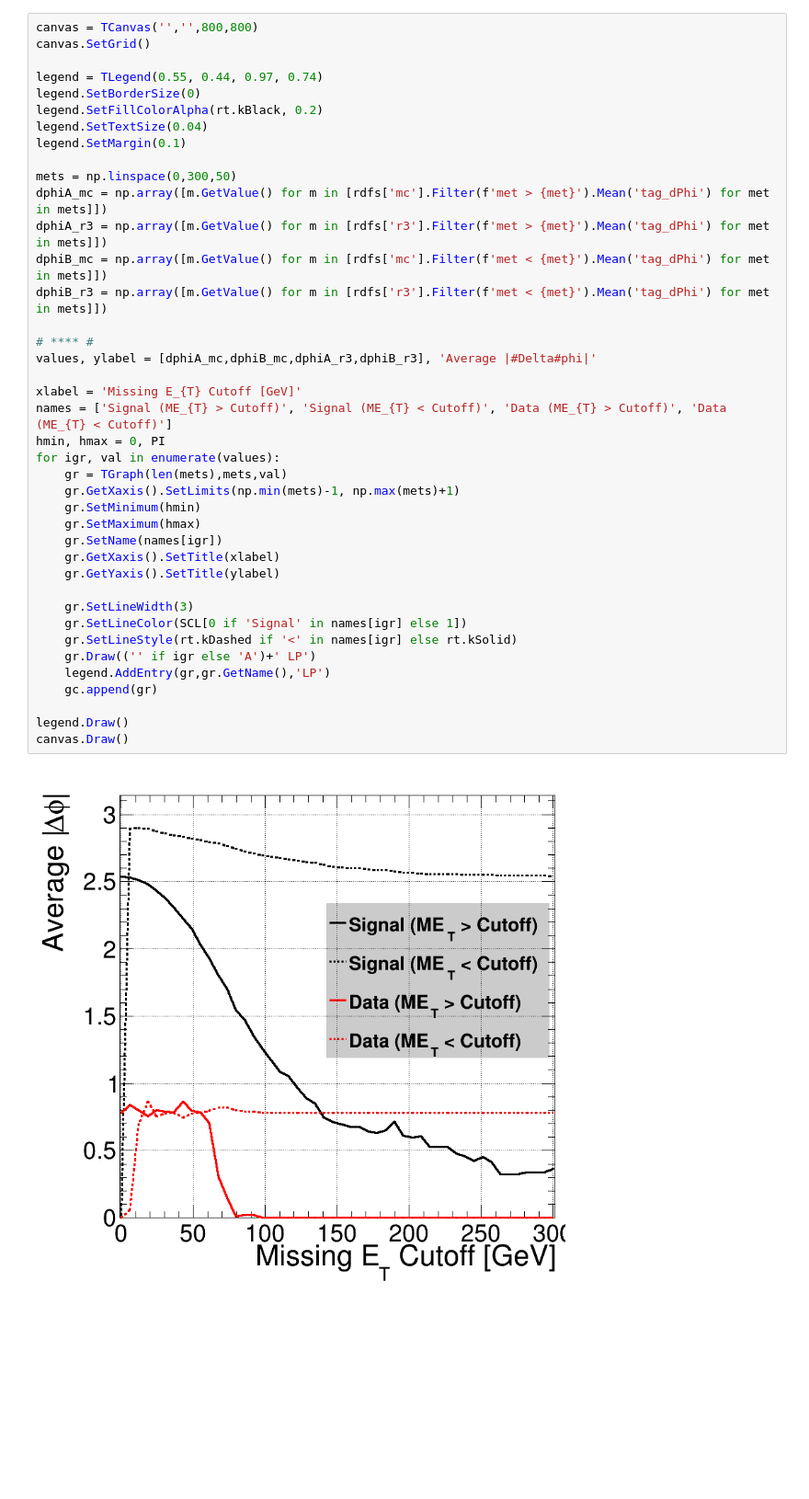
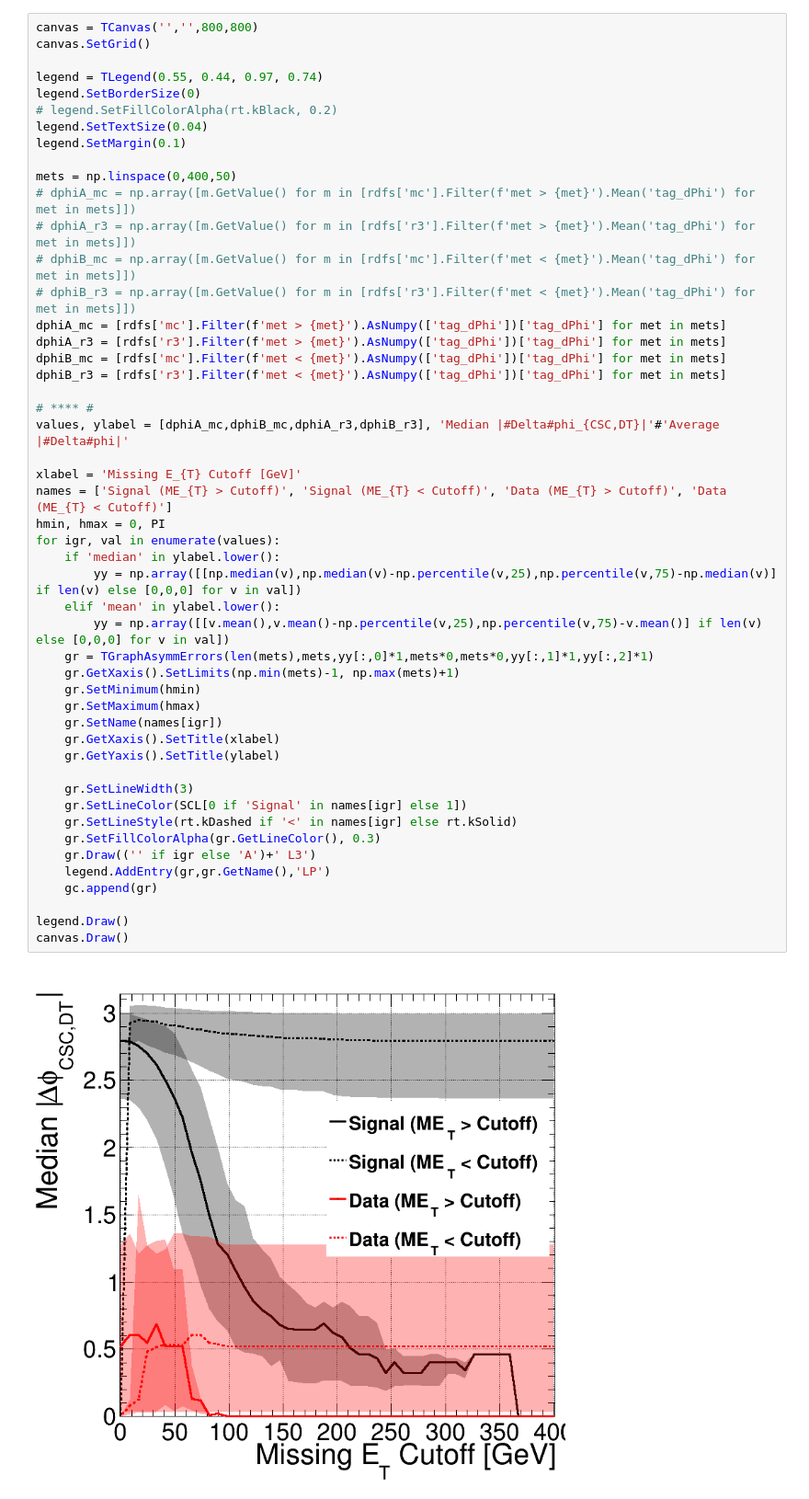
Before and after one commit to cms-lpc-llp/mds_analysis, a Jupyter notebook: notebooks/split_limit.ipynb, the cells around one changed output. Shown at 92% size. Saved outputs shown, nothing was run; the diff lists cells and outputs as text; blank space fills up the shorter version.

```diff
--- a/notebooks/split_limit.ipynb
+++ b/notebooks/split_limit.ipynb
@@ -69,40 +89,49 @@ canvas = TCanvas('','',800,800)
 canvas.SetGrid()
 
 legend = TLegend(0.55, 0.44, 0.97, 0.74)
 legend.SetBorderSize(0)
-legend.SetFillColorAlpha(rt.kBlack, 0.2)
+# legend.SetFillColorAlpha(rt.kBlack, 0.2)
 legend.SetTextSize(0.04)
 legend.SetMargin(0.1)
 
-mets = np.linspace(0,300,50)
-dphiA_mc = np.array([m.GetValue() for m in [rdfs['mc'].Filter(f'met > {met}').Mean('tag_dPhi') for met in mets]])
-dphiA_r3 = np.array([m.GetValue() for m in [rdfs['r3'].Filter(f'met > {met}').Mean('tag_dPhi') for met in mets]])
-dphiB_mc = np.array([m.GetValue() for m in [rdfs['mc'].Filter(f'met < {met}').Mean('tag_dPhi') for met in mets]])
-dphiB_r3 = np.array([m.GetValue() for m in [rdfs['r3'].Filter(f'met < {met}').Mean('tag_dPhi') for met in mets]])
+mets = np.linspace(0,400,50)
+# dphiA_mc = np.array([m.GetValue() for m in [rdfs['mc'].Filter(f'met > {met}').Mean('tag_dPhi') for met in mets]])
+# dphiA_r3 = np.array([m.GetValue() for m in [rdfs['r3'].Filter(f'met > {met}').Mean('tag_dPhi') for met in mets]])
+# dphiB_mc = np.array([m.GetValue() for m in [rdfs['mc'].Filter(f'met < {met}').Mean('tag_dPhi') for met in mets]])
+# dphiB_r3 = np.array([m.GetValue() for m in [rdfs['r3'].Filter(f'met < {met}').Mean('tag_dPhi') for met in mets]])
+dphiA_mc = [rdfs['mc'].Filter(f'met > {met}').AsNumpy(['tag_dPhi'])['tag_dPhi'] for met in mets]
+dphiA_r3 = [rdfs['r3'].Filter(f'met > {met}').AsNumpy(['tag_dPhi'])['tag_dPhi'] for met in mets]
+dphiB_mc = [rdfs['mc'].Filter(f'met < {met}').AsNumpy(['tag_dPhi'])['tag_dPhi'] for met in mets]
+dphiB_r3 = [rdfs['r3'].Filter(f'met < {met}').AsNumpy(['tag_dPhi'])['tag_dPhi'] for met in mets]
 
 # **** #
-values, ylabel = [dphiA_mc,dphiB_mc,dphiA_r3,dphiB_r3], 'Average |#Delta#phi|'
+values, ylabel = [dphiA_mc,dphiB_mc,dphiA_r3,dphiB_r3], 'Median |#Delta#phi_{CSC,DT}|'#'Average |#Delta#phi|'
 
 xlabel = 'Missing E_{T} Cutoff [GeV]'
 names = ['Signal (ME_{T} > Cutoff)', 'Signal (ME_{T} < Cutoff)', 'Data (ME_{T} > Cutoff)', 'Data (ME_{T} < Cutoff)']
 hmin, hmax = 0, PI
 for igr, val in enumerate(values):
-    gr = TGraph(len(mets),mets,val)
+    if 'median' in ylabel.lower():
+        yy = np.array([[np.median(v),np.median(v)-np.percentile(v,25),np.percentile(v,75)-np.median(v)] if len(v) else [0,0,0] for v in val])
+    elif 'mean' in ylabel.lower():
+        yy = np.array([[v.mean(),v.mean()-np.percentile(v,25),np.percentile(v,75)-v.mean()] if len(v) else [0,0,0] for v in val])
+    gr = TGraphAsymmErrors(len(mets),mets,yy[:,0]*1,mets*0,mets*0,yy[:,1]*1,yy[:,2]*1)
     gr.GetXaxis().SetLimits(np.min(mets)-1, np.max(mets)+1)
     gr.SetMinimum(hmin)
     gr.SetMaximum(hmax)
     gr.SetName(names[igr])
     gr.GetXaxis().SetTitle(xlabel)
     gr.GetYaxis().SetTitle(ylabel)
 
     gr.SetLineWidth(3)
     gr.SetLineColor(SCL[0 if 'Signal' in names[igr] else 1])
     gr.SetLineStyle(rt.kDashed if '<' in names[igr] else rt.kSolid)
-    gr.Draw(('' if igr else 'A')+' LP')
+    gr.SetFillColorAlpha(gr.GetLineColor(), 0.3)
+    gr.Draw(('' if igr else 'A')+' L3')
     legend.AddEntry(gr,gr.GetName(),'LP')
     gc.append(gr)
 
 legend.Draw()
 canvas.Draw()
 # %% [output]
-[figure, old version]
+[figure, new version]
```
Also changed, not shown: parts of 13 cells of this notebook, 11 other files.
